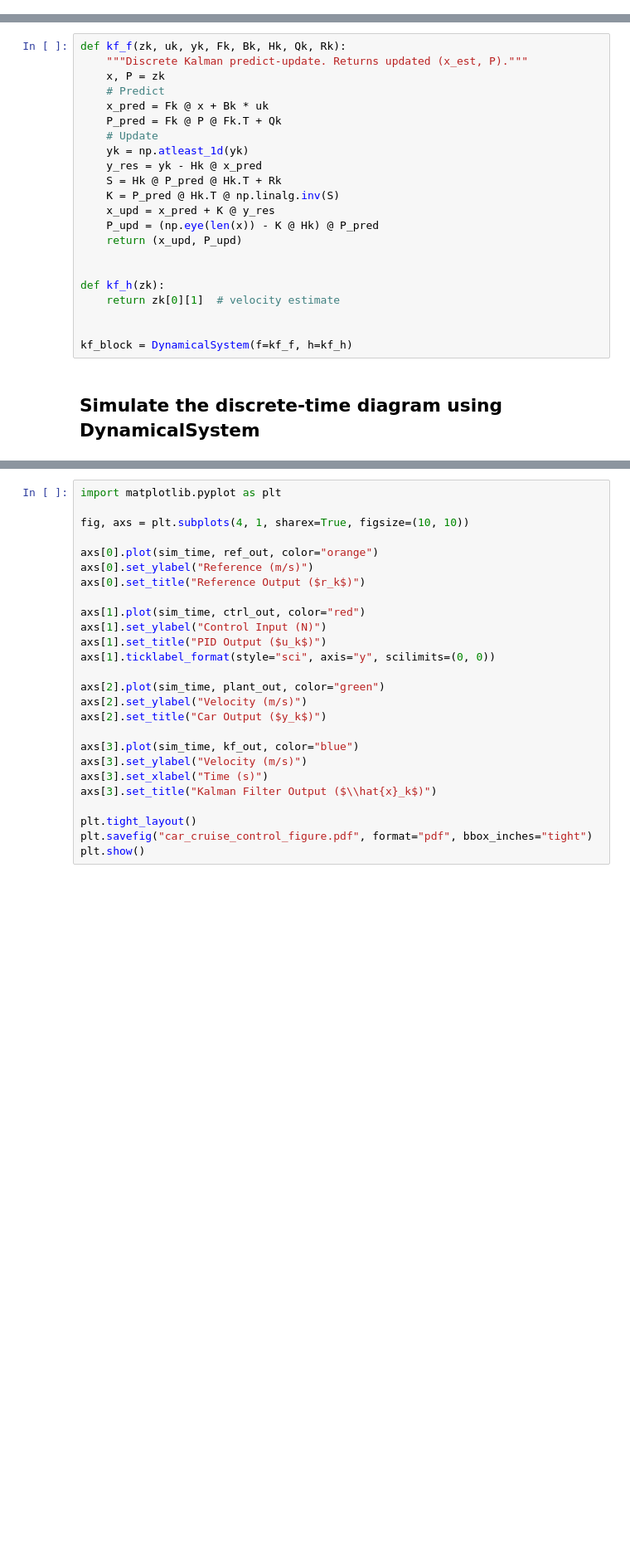
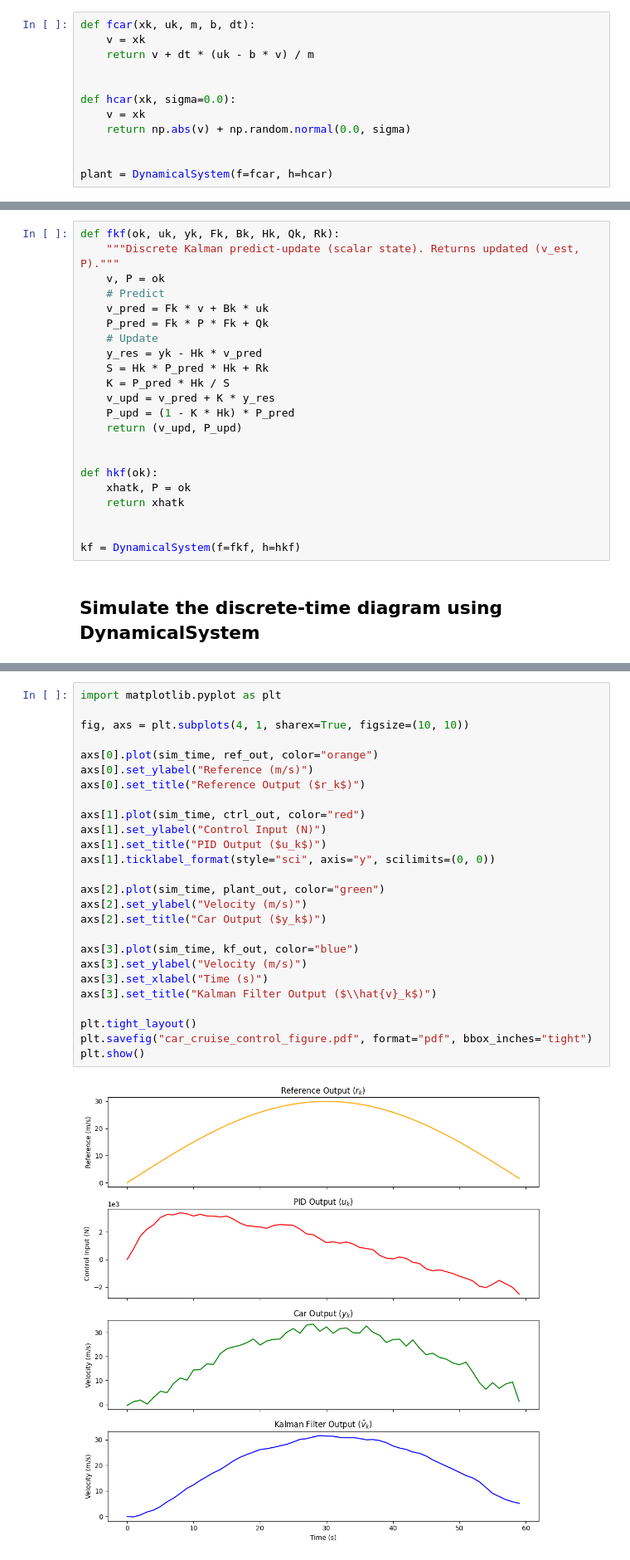
Before and after one commit to nehalsinghmangat/dynamicalnodes, a Jupyter notebook: docs/source/tutorials/0_cruise_control/0_cruise_control.ipynb, the cells around one changed output, grey strips where cells are left out. Shown at 83% size. Cells and saved outputs as stored; diff of their text form; blank space fills up the shorter version.

```diff
--- a/docs/source/tutorials/0_cruise_control/0_cruise_control.ipynb
+++ b/docs/source/tutorials/0_cruise_control/0_cruise_control.ipynb
@@ -98 +83,13 @@ plant_block = DynamicalSystem(f=plant_f, h=plant_h)
+# %%
+def fcar(xk, uk, m, b, dt):
+    v = xk
+    return v + dt * (uk - b * v) / m
+
+
+def hcar(xk, sigma=0.0):
+    v = xk
+    return np.abs(v) + np.random.normal(0.0, sigma)
+
+
+plant = DynamicalSystem(f=fcar, h=hcar)
 # %% [markdown]
@@ -110,25 +109,25 @@ P_k = (I - K_k H_k) P_{k|k-1}$$
 # %%
-def kf_f(zk, uk, yk, Fk, Bk, Hk, Qk, Rk):
-    """Discrete Kalman predict-update. Returns updated (x_est, P)."""
-    x, P = zk
+def fkf(ok, uk, yk, Fk, Bk, Hk, Qk, Rk):
+    """Discrete Kalman predict-update (scalar state). Returns updated (v_est, P)."""
+    v, P = ok
     # Predict
-    x_pred = Fk @ x + Bk * uk
-    P_pred = Fk @ P @ Fk.T + Qk
+    v_pred = Fk * v + Bk * uk
+    P_pred = Fk * P * Fk + Qk
     # Update
-    yk = np.atleast_1d(yk)
-    y_res = yk - Hk @ x_pred
-    S = Hk @ P_pred @ Hk.T + Rk
-    K = P_pred @ Hk.T @ np.linalg.inv(S)
-    x_upd = x_pred + K @ y_res
-    P_upd = (np.eye(len(x)) - K @ Hk) @ P_pred
-    return (x_upd, P_upd)
+    y_res = yk - Hk * v_pred
+    S = Hk * P_pred * Hk + Rk
+    K = P_pred * Hk / S
+    v_upd = v_pred + K * y_res
+    P_upd = (1 - K * Hk) * P_pred
+    return (v_upd, P_upd)
 
 
-def kf_h(zk):
-    return zk[0][1]  # velocity estimate
+def hkf(ok):
+    xhatk, P = ok
+    return xhatk
 
 
-kf_block = DynamicalSystem(f=kf_f, h=kf_h)
+kf = DynamicalSystem(f=fkf, h=hkf)
 # %% [markdown]
 ## Simulate the discrete-time diagram using DynamicalSystem
 # %%
@@ -196,29 +191,31 @@ for tk in sim_time:
 # %%
 import matplotlib.pyplot as plt
 
 fig, axs = plt.subplots(4, 1, sharex=True, figsize=(10, 10))
 
 axs[0].plot(sim_time, ref_out, color="orange")
 axs[0].set_ylabel("Reference (m/s)")
 axs[0].set_title("Reference Output ($r_k$)")
 
 axs[1].plot(sim_time, ctrl_out, color="red")
 axs[1].set_ylabel("Control Input (N)")
 axs[1].set_title("PID Output ($u_k$)")
 axs[1].ticklabel_format(style="sci", axis="y", scilimits=(0, 0))
 
 axs[2].plot(sim_time, plant_out, color="green")
 axs[2].set_ylabel("Velocity (m/s)")
 axs[2].set_title("Car Output ($y_k$)")
 
 axs[3].plot(sim_time, kf_out, color="blue")
 axs[3].set_ylabel("Velocity (m/s)")
 axs[3].set_xlabel("Time (s)")
-axs[3].set_title("Kalman Filter Output ($\\hat{x}_k$)")
+axs[3].set_title("Kalman Filter Output ($\\hat{v}_k$)")
 
 plt.tight_layout()
 plt.savefig("car_cruise_control_figure.pdf", format="pdf", bbox_inches="tight")
 plt.show()
+# %% [output]
+[figure, added]
 # %% [markdown]
 ## ROSNode Simulation — Converter Verification
 
```
Also changed, not shown: parts of 18 cells of this notebook, 8 other files.
